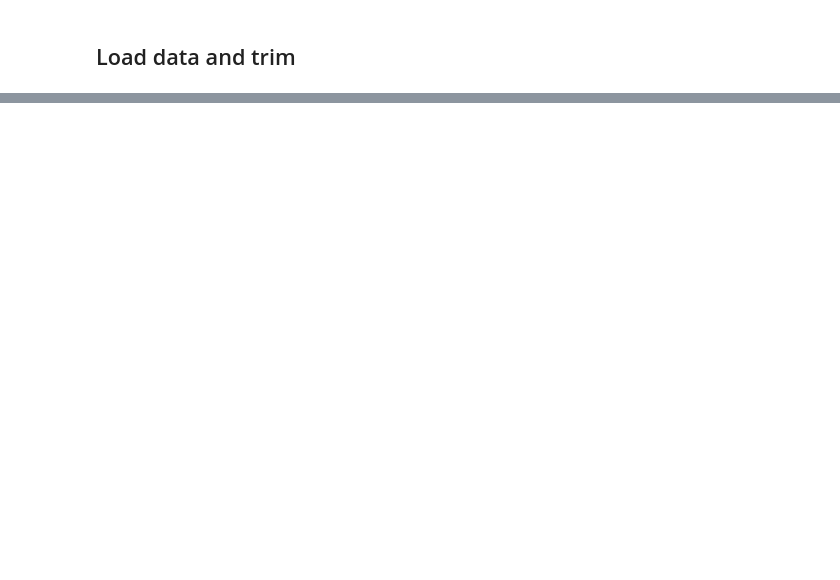
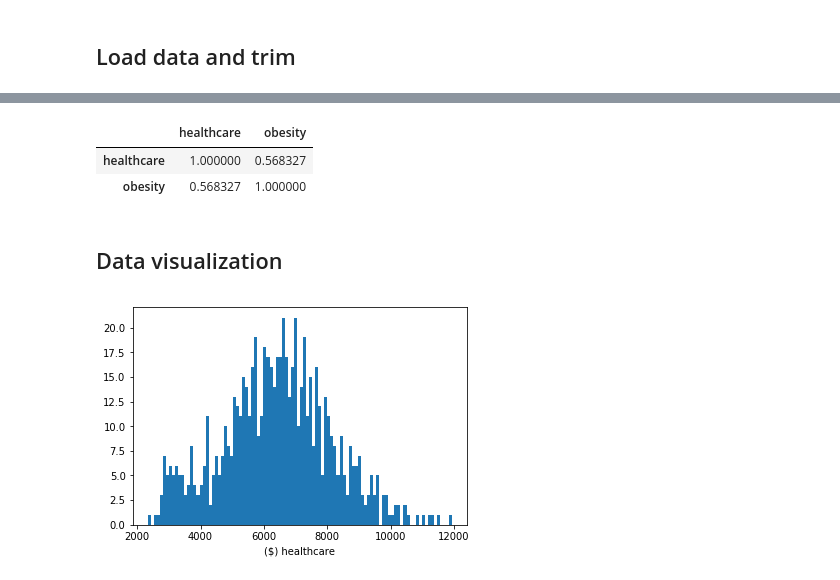
Before and after one commit to pcn006/Projects, a Jupyter notebook: Obesity and Healthcare.ipynb, the cells around one changed output, grey strips where cells are left out. Cells and saved outputs as stored; diff of their text form; code cells hidden in the pictures; blank space fills up the shorter version.

```diff
--- a/Obesity and Healthcare.ipynb
+++ b/Obesity and Healthcare.ipynb
@@ -50,0 +116,7 @@ healthcare.drop([])
+# %%
+hc2003 = healthcare[['state', '2003']]
+ob2003 = obesity[['state', '2003']]
+
+temp = pd.merge(hc2003, ob2003, on = 'state')
+temp.rename(columns = {'2003_x': 'healthcare', '2003_y': 'obesity'}, inplace = True)
+df = df.append(temp, ignore_index = True)
@@ -50,0 +125,7 @@ healthcare.drop([])
+# %%
+hc2000 = healthcare[['state', '2000']]
+ob2000 = obesity[['state', '2000']]
+
+temp = pd.merge(hc2000, ob2000, on = 'state')
+temp.rename(columns = {'2000_x': 'healthcare', '2000_y': 'obesity'}, inplace = True)
+df = df.append(temp, ignore_index = True)
@@ -50,0 +134,7 @@ healthcare.drop([])
+# %%
+hc1995 = healthcare[['state', '1995']]
+ob1995 = obesity[['state', '1995']]
+
+temp = pd.merge(hc1995, ob1995, on = 'state')
+temp.rename(columns = {'1995_x': 'healthcare', '1995_y': 'obesity'}, inplace = True)
+df = df.append(temp, ignore_index = True)
@@ -50,0 +156,3 @@ healthcare.drop([])
+# %%
+df = df.dropna()
+df.shape
@@ -50,0 +177,19 @@ healthcare.drop([])
+# %%
+corrs = df.corr()
+corrs
+# %% [output]
+|  | healthcare | obesity |
+| healthcare | 1.000000 | 0.568327 |
+| obesity | 0.568327 | 1.000000 |
+# %% [markdown]
+## Data visualization
+# %%
+%matplotlib inline
+import matplotlib.pyplot as plt
+
+# healthcare
+plt.hist(df['healthcare'], bins = 100)
+plt.xlabel('($) healthcare')
+hc = plt.gcf()
+# %% [output]
+[figure, added]
```
Also changed, not shown: parts of 39 cells of this notebook.
